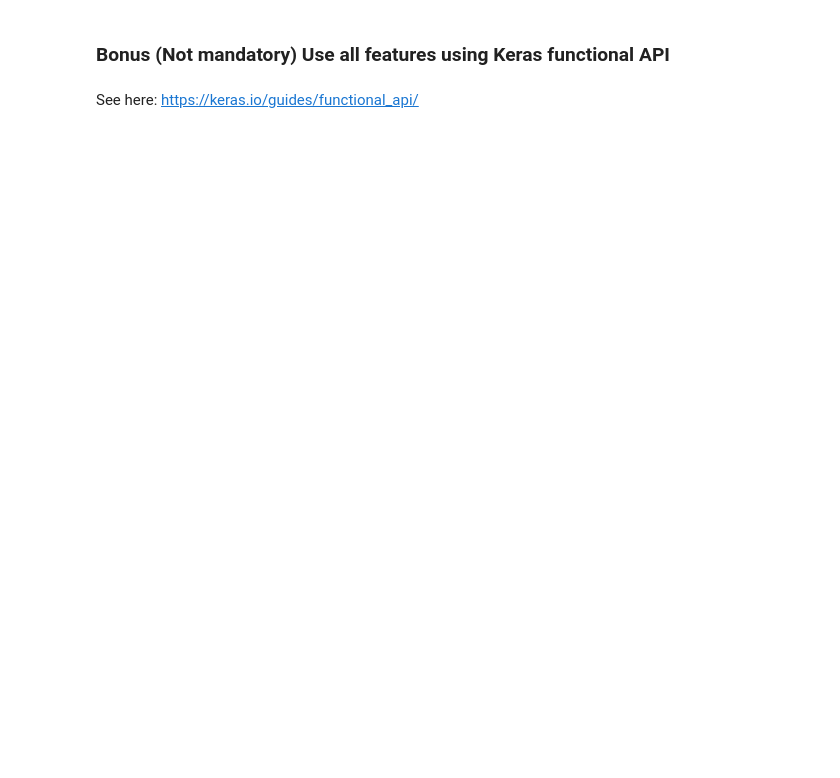
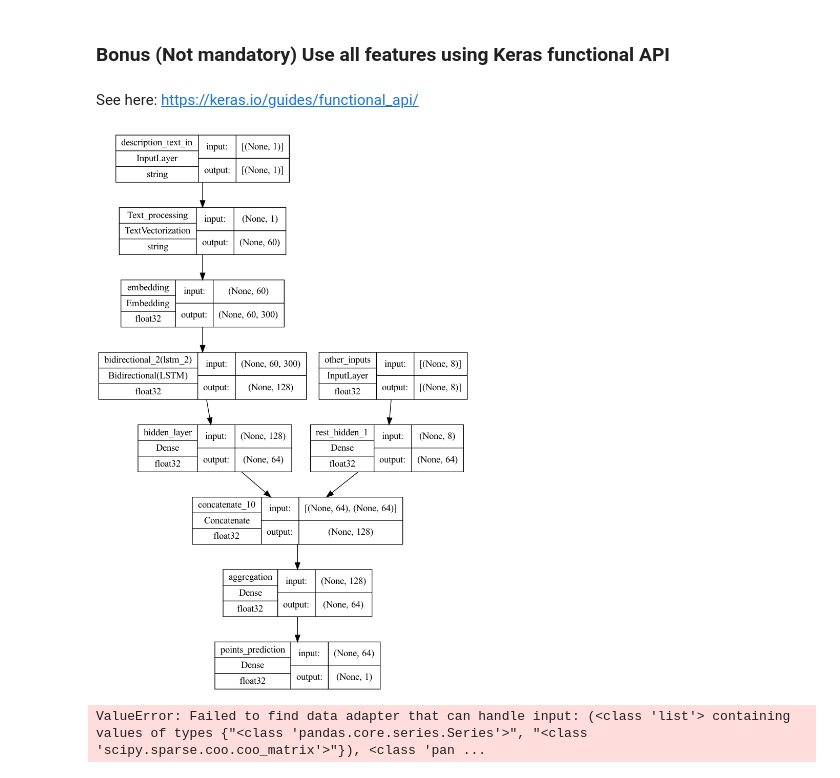
Before and after one commit to roiperlman/final_project_ml, a Jupyter notebook: score_prediction_roi.ipynb, the cells around one changed output. Cells and saved outputs as stored; diff of their text form; code cells hidden in the pictures; blank space fills up the shorter version.

```diff
--- a/score_prediction_roi.ipynb
+++ b/score_prediction_roi.ipynb
@@ -1160,38 +1197,44 @@ See here: https://keras.io/guides/functional_api/
 # %%
 import tensorflow as tf
 from tensorflow import keras
 from tensorflow.keras import layers
 
 description_in = keras.Input(shape=(1,), dtype=tf.string, name='description_text_in')
-description_tokenization = vectorize_layaer(description_in)
+description_tokenization = vectorize_layer(description_in)
 description_embedding = layers.Embedding(vocab_size+1, embedding_dim, input_length= sequence_length, name="embedding", mask_zero=True)(description_tokenization)
-description_inner_1 = Dense(100, activation='relu', name='hidden_layer')(description_embedding)
+description_lstm = layers.Bidirectional(layers.LSTM(64))(description_embedding)
+description_inner_1 = Dense(64, activation='relu', name='hidden_layer')(description_lstm)
 
 rest_params_input = keras.Input(shape=(8,), name="other_inputs")
 rest_params_inner1 = layers.Dense(64, name="rest_hidden_1")(rest_params_input)
 
+
 concatenation = layers.concatenate([description_inner_1, rest_params_inner1])
 
-aggregate_hidden_1 = layers.Dense(64,name='aggregation')
+aggregate_hidden_1 = layers.Dense(64,name='aggregation')(concatenation)
 
 prediction_layer = layers.Dense(1, name="points_prediction")(aggregate_hidden_1)
 
 
 model = keras.Model(
     inputs=[description_in, rest_params_input],
     outputs=[prediction_layer],
 )
 
 tf.keras.utils.plot_model(model, show_dtype=True, show_shapes=True, show_layer_names=True)
+# %% [output]
+[figure, added]
 # %%
 optimizer = Adam(learning_rate=0.0001)
 model.compile(loss='mse', optimizer=optimizer, metrics=['mean_squared_error','mean_absolute_error'])
 # %%
 history = model.fit(
-    train_data[text_col],
-    train_data[target_col],
+    x=[train_data[text_col], encoded_train],
+    y=train_data[target_col],
     epochs=35,
     batch_size=30,
     verbose=1,
     callbacks=[early_stopping_monitor],
-    validation_data = (test_data[text_col], test_data[target_col]))
+    validation_data = ([test_data[text_col], encoded_test], test_data[target_col]))
+# %% [output]
+ValueError: Failed to find data adapter that can handle input: (<class 'list'> containing values of types {"<class 'pandas.core.series.Series'>", "<class 'scipy.sparse.coo.coo_matrix'>"}), <class 'pan ...
```
Also changed, not shown: parts of 14 cells of this notebook.
